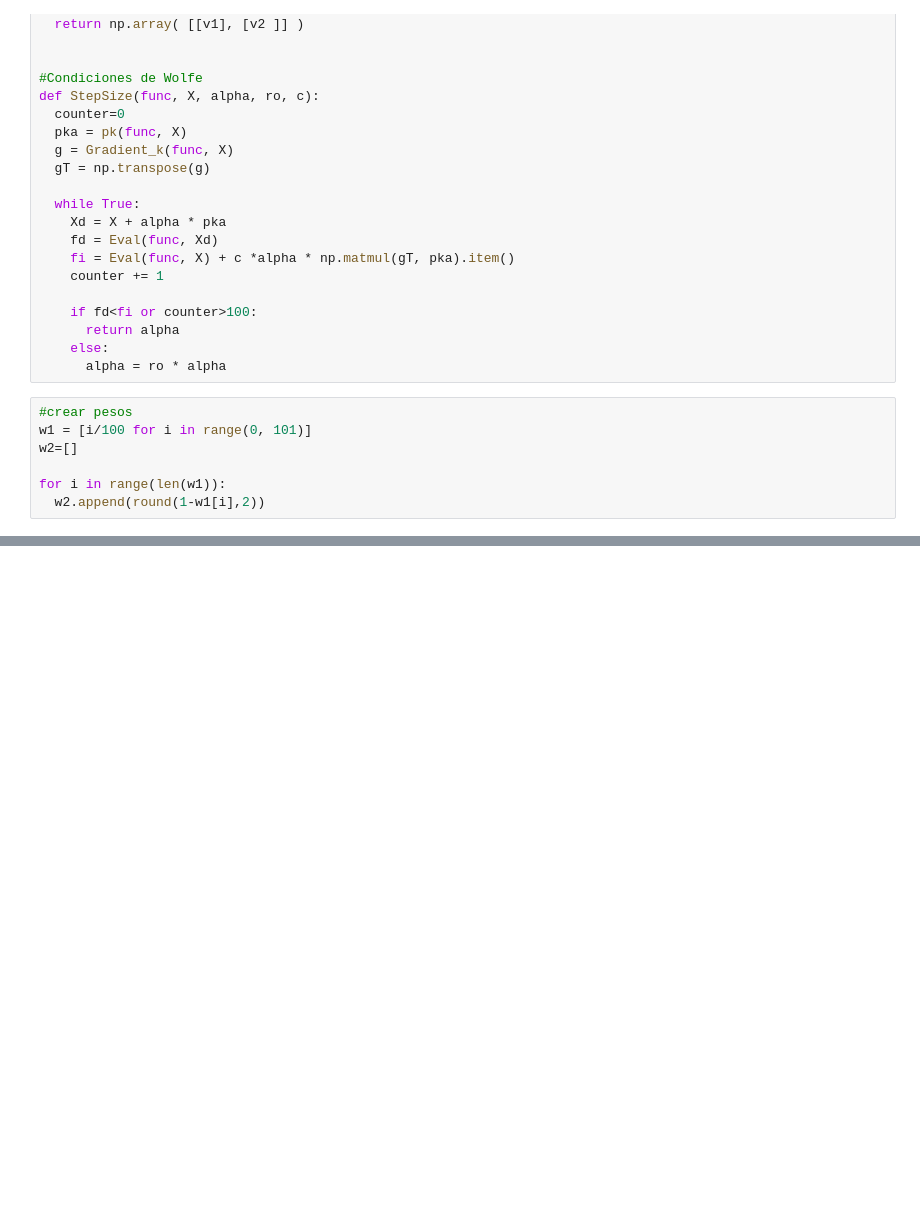
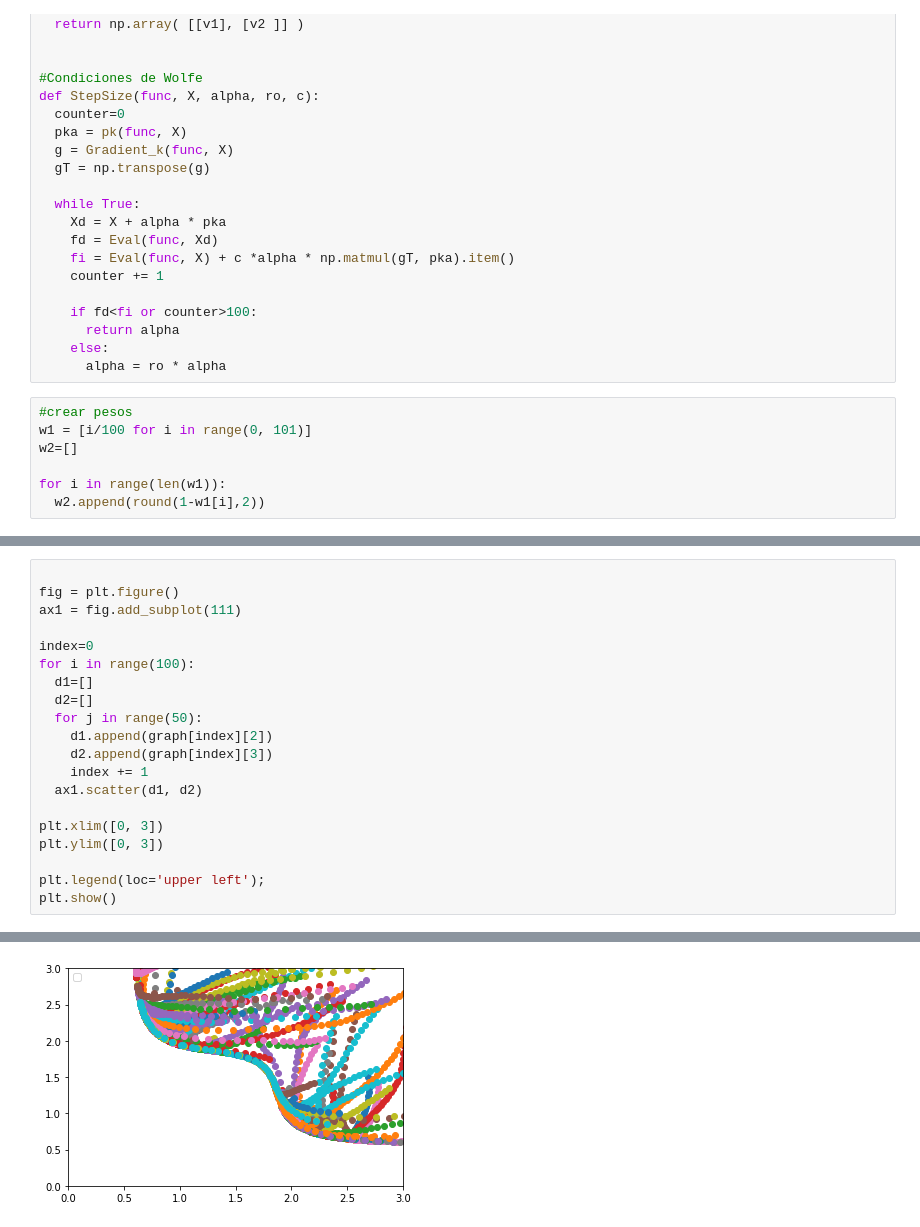
Before and after one commit to DonRoboto/MOO_v1, a Jupyter notebook: T2_P2_P3_GD_version1.ipynb, the cells around one changed output, grey strips where cells are left out. Drawn from its saved outputs; the diff is of its cells as text; blank space fills up the shorter version.

```diff
--- a/T2_P2_P3_GD_version1.ipynb
+++ b/T2_P2_P3_GD_version1.ipynb
@@ -168,0 +240,21 @@ plt.show()
+# %%
+
+fig = plt.figure()
+ax1 = fig.add_subplot(111)
+
+index=0
+for i in range(100):
+  d1=[]
+  d2=[]
+  for j in range(50):
+    d1.append(graph[index][2])
+    d2.append(graph[index][3])
+    index += 1
+  ax1.scatter(d1, d2)
+
+plt.xlim([0, 3])
+plt.ylim([0, 3])
+
+plt.legend(loc='upper left');
+plt.show()
+# %% [output]
@@ -168,0 +262 @@ plt.show()
+[figure, added]
```
Also changed, not shown: parts of 5 cells of this notebook.
